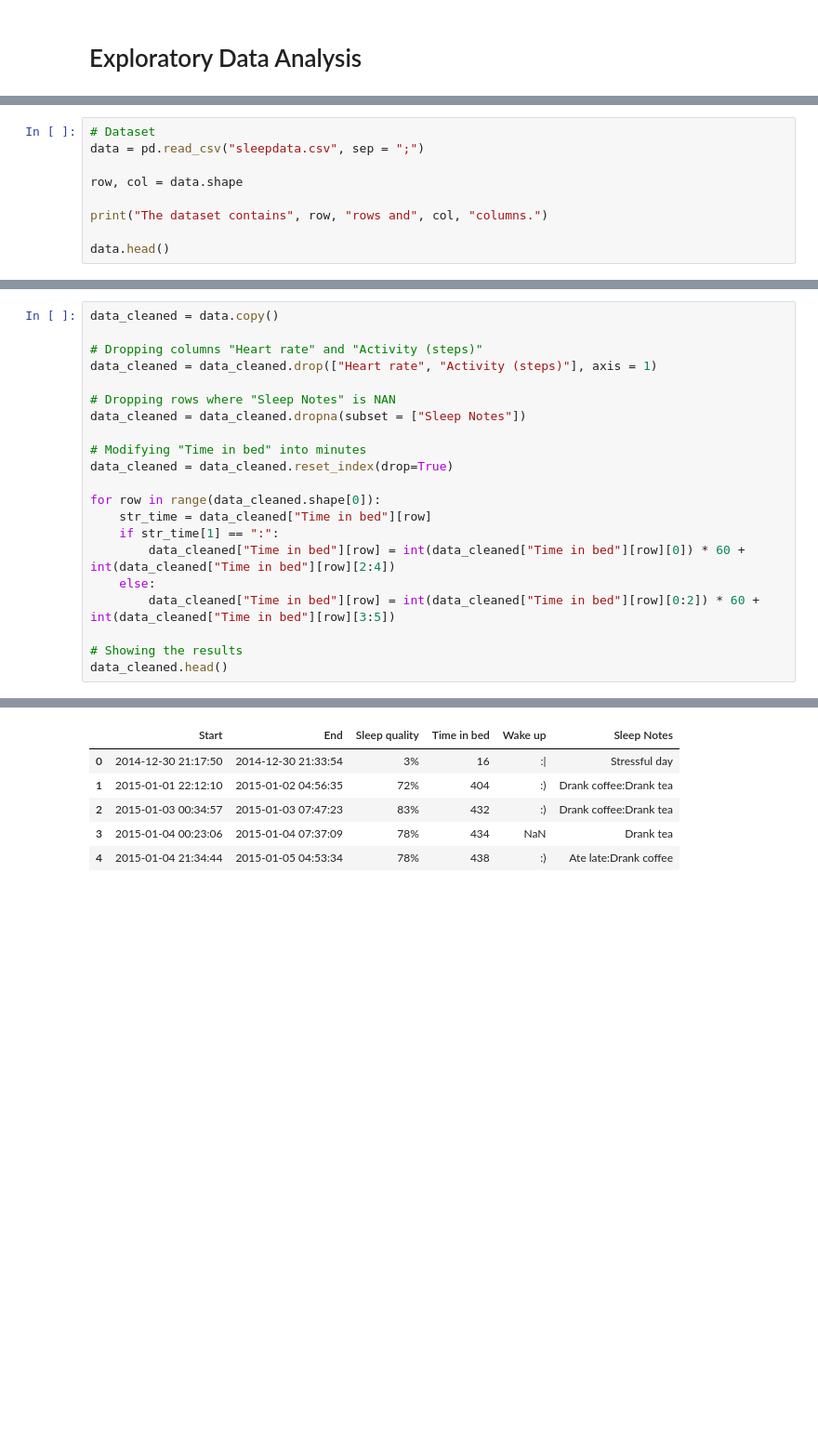
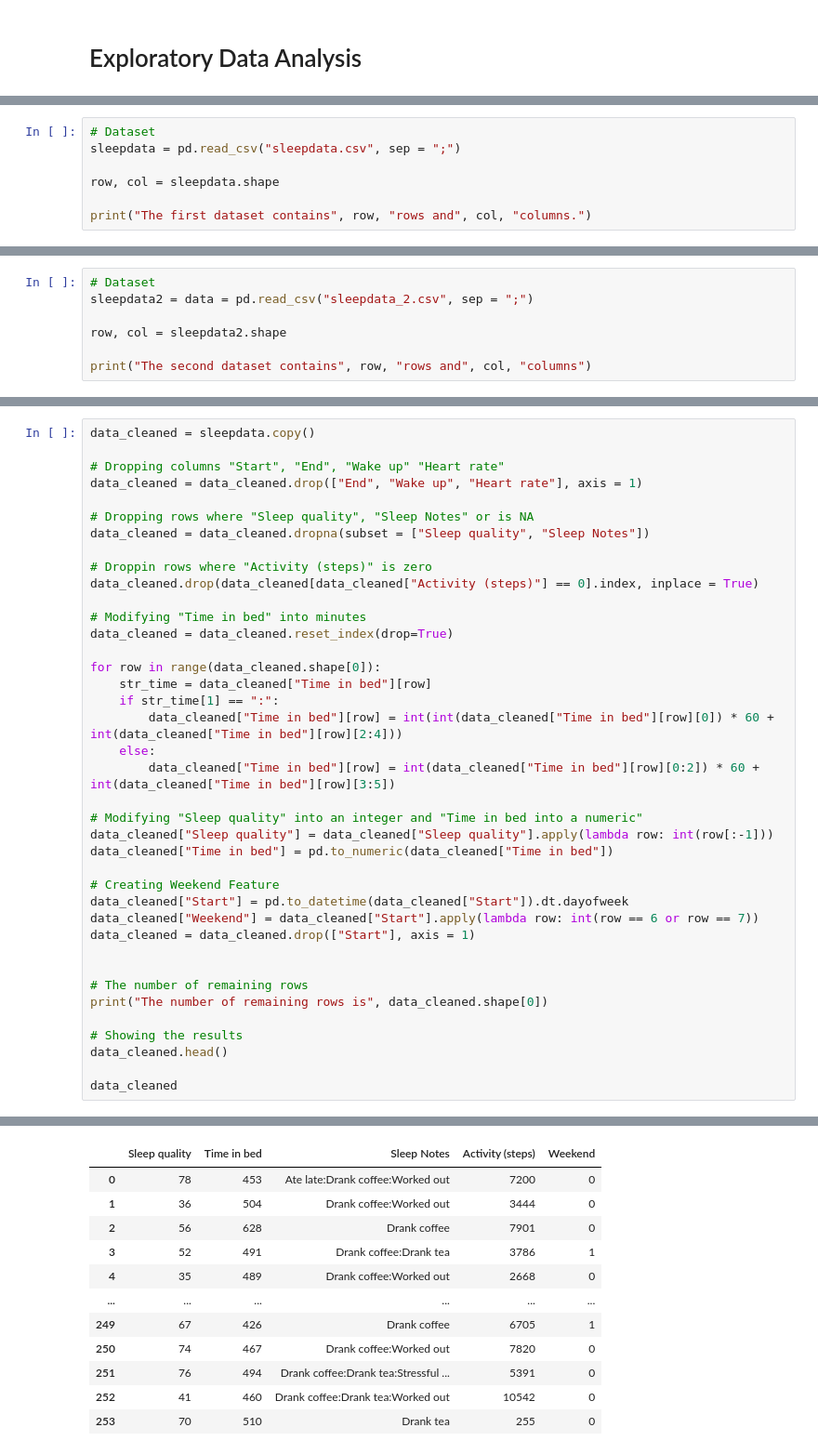
Before and after one commit to AkseliManninen/Sleep-Analysis-ML, a Jupyter notebook: SleepAnalysis.ipynb, the cells around one changed output, grey strips where cells are left out. Shown at 93% size. Cells and saved outputs as stored; diff of their text form; blank space fills up the shorter version.

```diff
--- a/SleepAnalysis.ipynb
+++ b/SleepAnalysis.ipynb
@@ -7,10 +20,8 @@ import datetime as dt
 # %%
 # Dataset
-data = pd.read_csv("sleepdata.csv", sep = ";")
+sleepdata = pd.read_csv("sleepdata.csv", sep = ";")
 
-row, col = data.shape
+row, col = sleepdata.shape
 
-print("The dataset contains", row, "rows and", col, "columns.")
-
-data.head()
+print("The first dataset contains", row, "rows and", col, "columns.")
 # %% [output]
@@ -59,0 +64,7 @@ data.describe()
+# %%
+# Dataset
+sleepdata2 = data = pd.read_csv("sleepdata_2.csv", sep = ";")
+
+row, col = sleepdata2.shape
+
+print("The second dataset contains", row, "rows and", col, "columns")
@@ -62,11 +95,14 @@ data.describe()
 # %%
-data_cleaned = data.copy()
+data_cleaned = sleepdata.copy()
 
-# Dropping columns "Heart rate" and "Activity (steps)"
-data_cleaned = data_cleaned.drop(["Heart rate", "Activity (steps)"], axis = 1)
+# Dropping columns "Start", "End", "Wake up" "Heart rate"
+data_cleaned = data_cleaned.drop(["End", "Wake up", "Heart rate"], axis = 1)
 
-# Dropping rows where "Sleep Notes" is NAN
-data_cleaned = data_cleaned.dropna(subset = ["Sleep Notes"])
+# Dropping rows where "Sleep quality", "Sleep Notes" or is NA
+data_cleaned = data_cleaned.dropna(subset = ["Sleep quality", "Sleep Notes"])
+
+# Droppin rows where "Activity (steps)" is zero
+data_cleaned.drop(data_cleaned[data_cleaned["Activity (steps)"] == 0].index, inplace = True)
 
 # Modifying "Time in bed" into minutes
 data_cleaned = data_cleaned.reset_index(drop=True)
@@ -74,10 +110,25 @@ data_cleaned = data_cleaned.reset_index(drop=True)
 for row in range(data_cleaned.shape[0]):
     str_time = data_cleaned["Time in bed"][row]
     if str_time[1] == ":":
-        data_cleaned["Time in bed"][row] = int(data_cleaned["Time in bed"][row][0]) * 60 + int(data_cleaned["Time in bed"][row][2:4])
+        data_cleaned["Time in bed"][row] = int(int(data_cleaned["Time in bed"][row][0]) * 60 + int(data_cleaned["Time in bed"][row][2:4]))
     else:
         data_cleaned["Time in bed"][row] = int(data_cleaned["Time in bed"][row][0:2]) * 60 + int(data_cleaned["Time in bed"][row][3:5])
 
+# Modifying "Sleep quality" into an integer and "Time in bed into a numeric"
+data_cleaned["Sleep quality"] = data_cleaned["Sleep quality"].apply(lambda row: int(row[:-1]))
+data_cleaned["Time in bed"] = pd.to_numeric(data_cleaned["Time in bed"])
+
+# Creating Weekend Feature
+data_cleaned["Start"] = pd.to_datetime(data_cleaned["Start"]).dt.dayofweek
+data_cleaned["Weekend"] = data_cleaned["Start"].apply(lambda row: int(row == 6 or row == 7))
+data_cleaned = data_cleaned.drop(["Start"], axis = 1)
+
+
+# The number of remaining rows
+print("The number of remaining rows is", data_cleaned.shape[0])
+
 # Showing the results
 data_cleaned.head()
+
+data_cleaned
 # %% [output]
@@ -84,6 +136,12 @@ data_cleaned.head()
-|  | Start | End | Sleep quality | Time in bed | Wake up | Sleep Notes |
-| 0 | 2014-12-30 21:17:50 | 2014-12-30 21:33:54 | 3% | 16 | :| | Stressful day |
-| 1 | 2015-01-01 22:12:10 | 2015-01-02 04:56:35 | 72% | 404 | :) | Drank coffee:Drank tea |
-| 2 | 2015-01-03 00:34:57 | 2015-01-03 07:47:23 | 83% | 432 | :) | Drank coffee:Drank tea |
-| 3 | 2015-01-04 00:23:06 | 2015-01-04 07:37:09 | 78% | 434 | NaN | Drank tea |
-| 4 | 2015-01-04 21:34:44 | 2015-01-05 04:53:34 | 78% | 438 | :) | Ate late:Drank coffee |
+|  | Sleep quality | Time in bed | Sleep Notes | Activity (steps) | Weekend |
+| 0 | 78 | 453 | Ate late:Drank coffee:Worked out | 7200 | 0 |
+| 1 | 36 | 504 | Drank coffee:Worked out | 3444 | 0 |
+| 2 | 56 | 628 | Drank coffee | 7901 | 0 |
+| 3 | 52 | 491 | Drank coffee:Drank tea | 3786 | 1 |
+| 4 | 35 | 489 | Drank coffee:Worked out | 2668 | 0 |
+| ... | ... | ... | ... | ... | ... |
+| 249 | 67 | 426 | Drank coffee | 6705 | 1 |
+| 250 | 74 | 467 | Drank coffee:Worked out | 7820 | 0 |
+| 251 | 76 | 494 | Drank coffee:Drank tea:Stressful ... | 5391 | 0 |
+| 252 | 41 | 460 | Drank coffee:Drank tea:Worked out | 10542 | 0 |
+| 253 | 70 | 510 | Drank tea | 255 | 0 |
```
Also changed, not shown: parts of 21 cells of this notebook, 1 other file.
